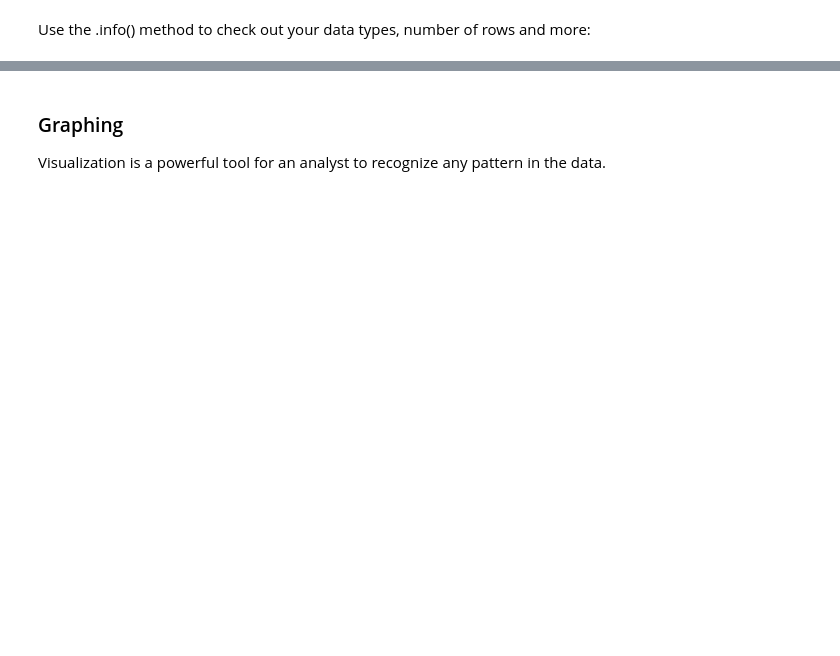
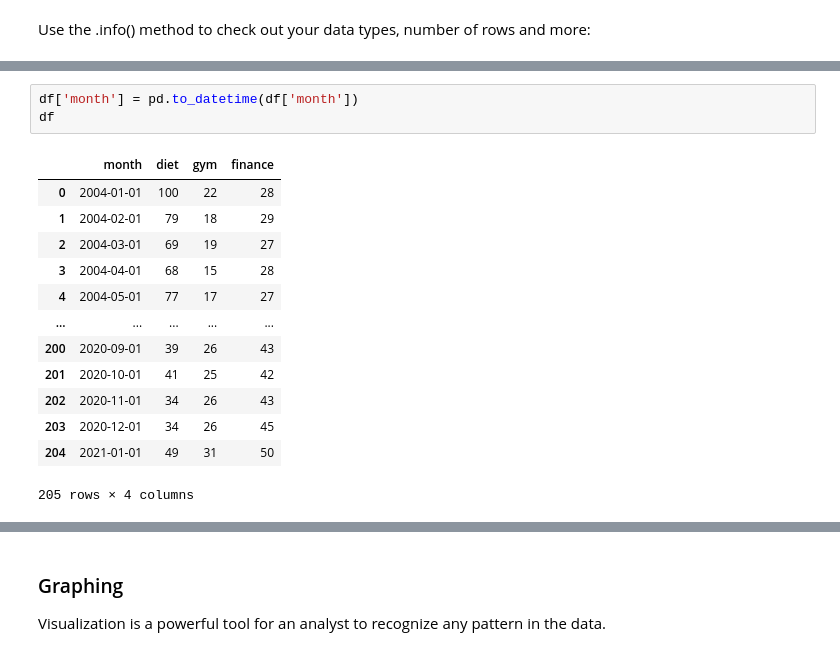
Before and after one commit to minyoungrho/TimeSeriesAnalysis, a Jupyter notebook: lectures/Introduction.ipynb, the cells around one changed output, grey strips where cells are left out. Saved outputs shown, nothing was run; the diff lists cells and outputs as text; blank space fills up the shorter version.

```diff
--- a/lectures/Introduction.ipynb
+++ b/lectures/Introduction.ipynb
@@ -331,0 +292,17 @@ df.head()
+# %%
+df['month'] = pd.to_datetime(df['month'])
+df
+# %% [output]
+|  | month | diet | gym | finance |
+| 0 | 2004-01-01 | 100 | 22 | 28 |
+| 1 | 2004-02-01 | 79 | 18 | 29 |
+| 2 | 2004-03-01 | 69 | 19 | 27 |
+| 3 | 2004-04-01 | 68 | 15 | 28 |
+| 4 | 2004-05-01 | 77 | 17 | 27 |
+| ... | ... | ... | ... | ... |
+| 200 | 2020-09-01 | 39 | 26 | 43 |
+| 201 | 2020-10-01 | 41 | 25 | 42 |
+| 202 | 2020-11-01 | 34 | 26 | 43 |
+| 203 | 2020-12-01 | 34 | 26 | 45 |
+| 204 | 2021-01-01 | 49 | 31 | 50 |
+205 rows × 4 columns
```
Also changed, not shown: parts of 35 cells of this notebook, 1 other file.
